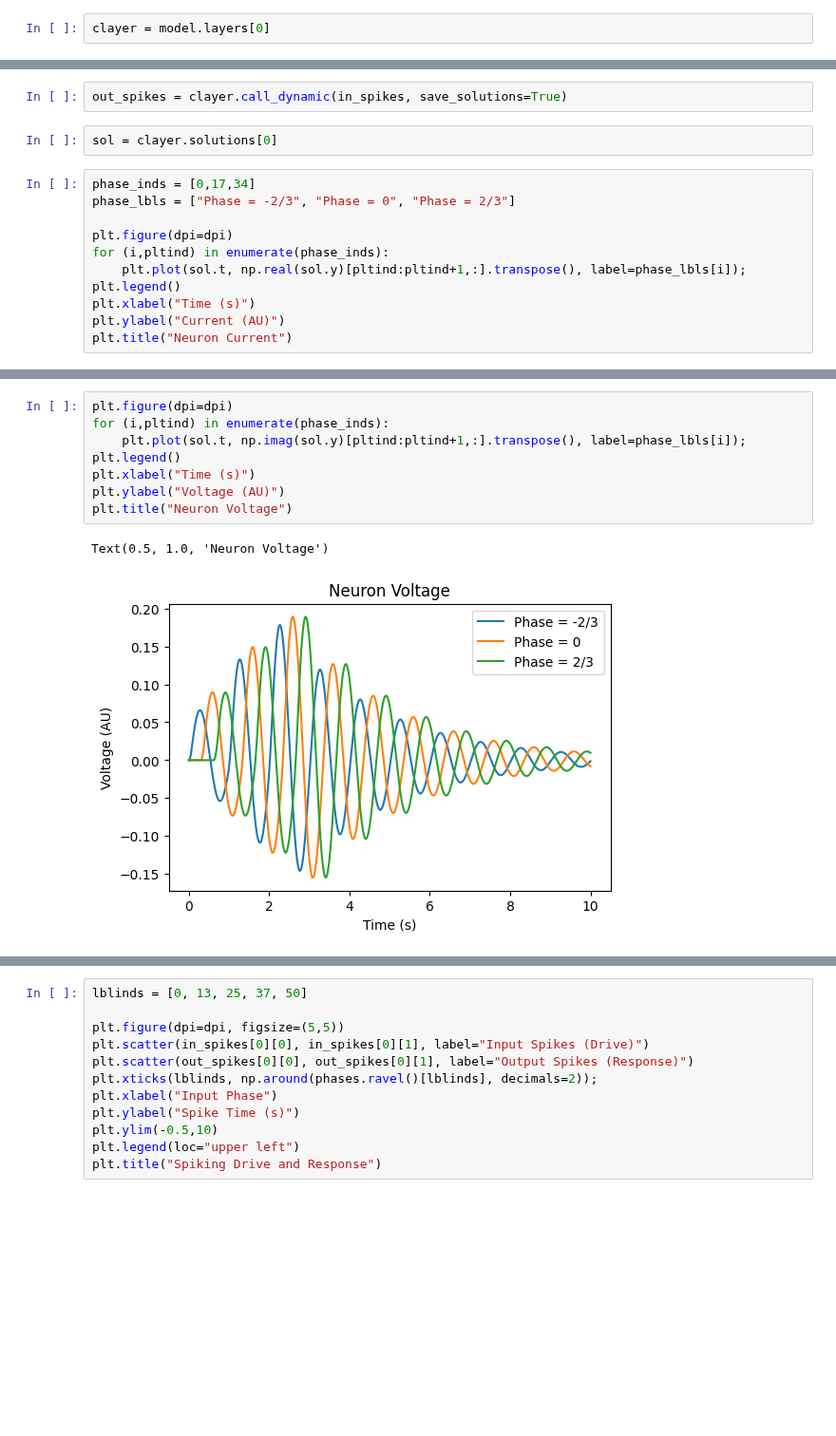
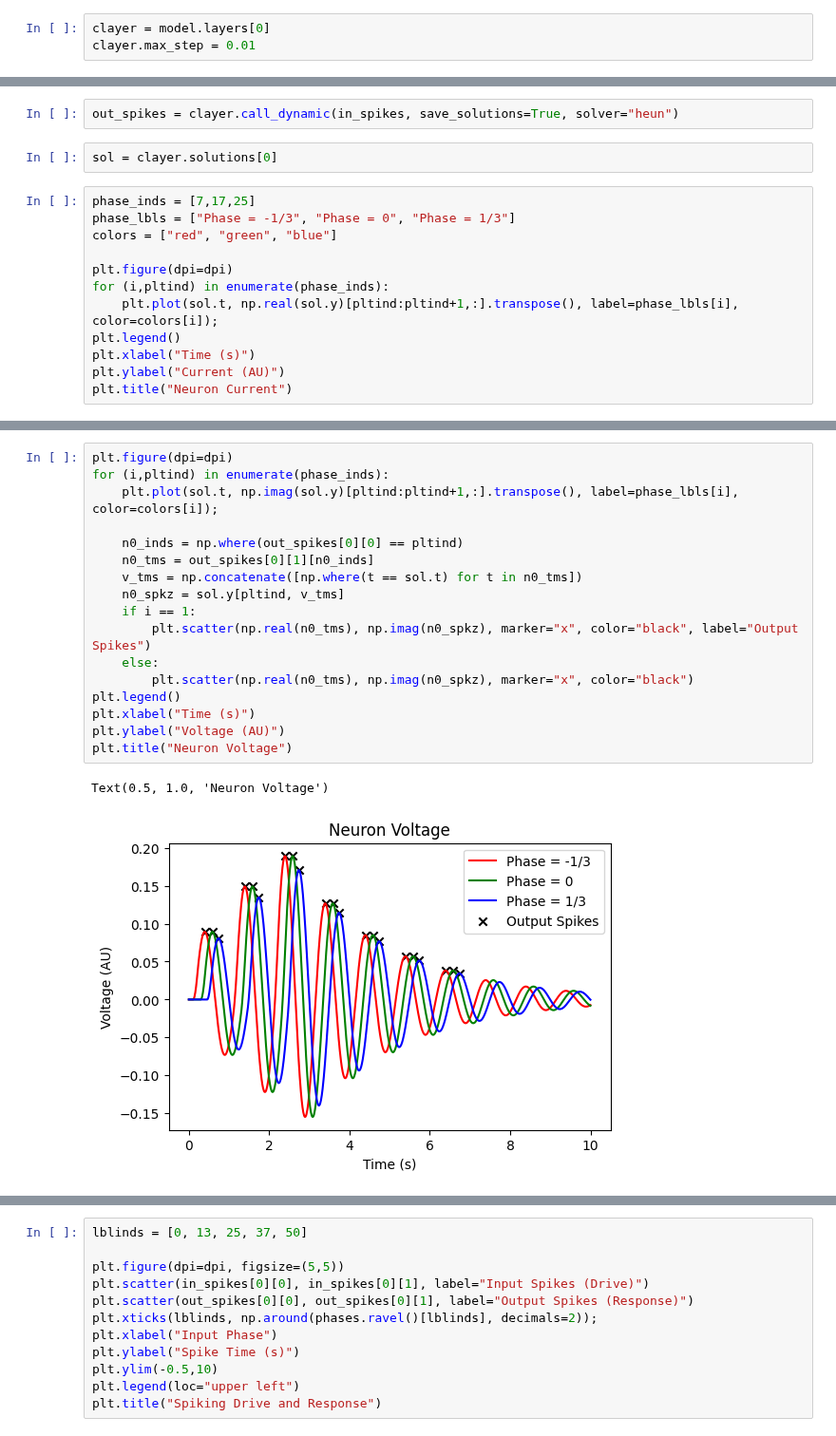
Before and after one commit to wilkieolin/phasor_networks, a Jupyter notebook: phasor neuron identity.ipynb, the cells around one changed output, grey strips where cells are left out. Shown at 95% size. Saved outputs shown, nothing was run; the diff lists cells and outputs as text; blank space fills up the shorter version.

```diff
--- a/phasor neuron identity.ipynb
+++ b/phasor neuron identity.ipynb
@@ -60,6 +60,7 @@ array([[-0.95      , -0.912     , -0.874     , -0.836     , -0.798     ,
          0.95      ]], dtype=float32)>
 # %%
 clayer = model.layers[0]
+clayer.max_step = 0.01
 # %%
 """
 Convert real-valued phases into a spike train for the model in this notebook.
@@ -103,16 +104,17 @@ Text(0, 0.5, 'Spike Time')
 # %% [markdown]
 Carry out dynamic execution with the spike train above as an input
 # %%
-out_spikes = clayer.call_dynamic(in_spikes, save_solutions=True)
+out_spikes = clayer.call_dynamic(in_spikes, save_solutions=True, solver="heun")
 # %%
 sol = clayer.solutions[0]
 # %%
-phase_inds = [0,17,34]
-phase_lbls = ["Phase = -2/3", "Phase = 0", "Phase = 2/3"]
+phase_inds = [7,17,25]
+phase_lbls = ["Phase = -1/3", "Phase = 0", "Phase = 1/3"]
+colors = ["red", "green", "blue"]
 
 plt.figure(dpi=dpi)
 for (i,pltind) in enumerate(phase_inds):
-    plt.plot(sol.t, np.real(sol.y)[pltind:pltind+1,:].transpose(), label=phase_lbls[i]);
+    plt.plot(sol.t, np.real(sol.y)[pltind:pltind+1,:].transpose(), label=phase_lbls[i], color=colors[i]);
 plt.legend()
 plt.xlabel("Time (s)")
 plt.ylabel("Current (AU)")
@@ -123,14 +127,23 @@ Text(0.5, 1.0, 'Neuron Current')
 # %%
 plt.figure(dpi=dpi)
 for (i,pltind) in enumerate(phase_inds):
-    plt.plot(sol.t, np.imag(sol.y)[pltind:pltind+1,:].transpose(), label=phase_lbls[i]);
+    plt.plot(sol.t, np.imag(sol.y)[pltind:pltind+1,:].transpose(), label=phase_lbls[i], color=colors[i]);
+
+    n0_inds = np.where(out_spikes[0][0] == pltind)
+    n0_tms = out_spikes[0][1][n0_inds]
+    v_tms = np.concatenate([np.where(t == sol.t) for t in n0_tms])
+    n0_spkz = sol.y[pltind, v_tms]
+    if i == 1:
+        plt.scatter(np.real(n0_tms), np.imag(n0_spkz), marker="x", color="black", label="Output Spikes")
+    else:
+        plt.scatter(np.real(n0_tms), np.imag(n0_spkz), marker="x", color="black")
 plt.legend()
 plt.xlabel("Time (s)")
 plt.ylabel("Voltage (AU)")
 plt.title("Neuron Voltage")
 # %% [output]
 Text(0.5, 1.0, 'Neuron Voltage')
-[figure, old version]
+[figure, new version]
 # %%
 plt.figure(dpi=dpi)
 pltind = 25
```
Also changed, not shown: parts of 8 cells of this notebook, 5 other files.
